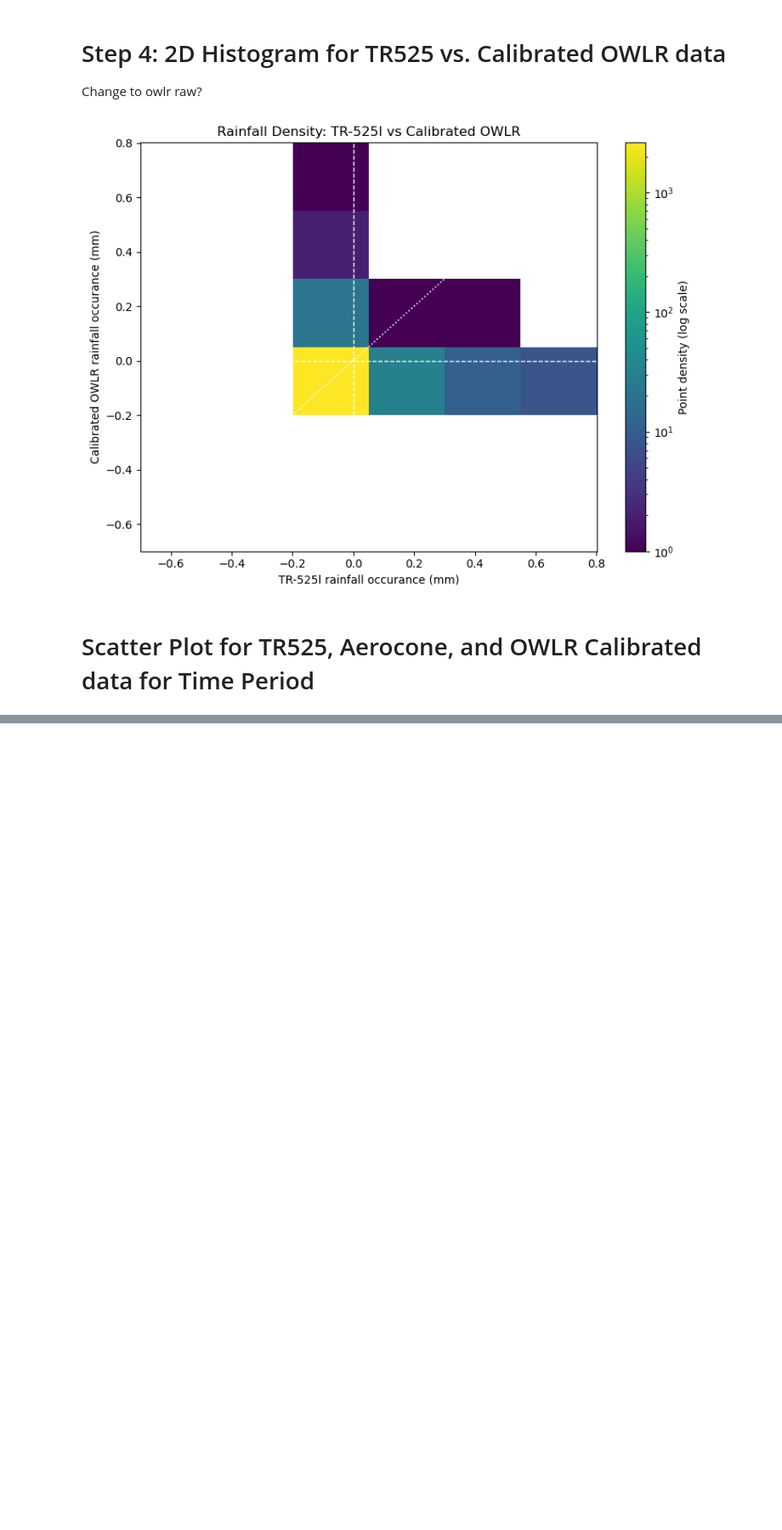
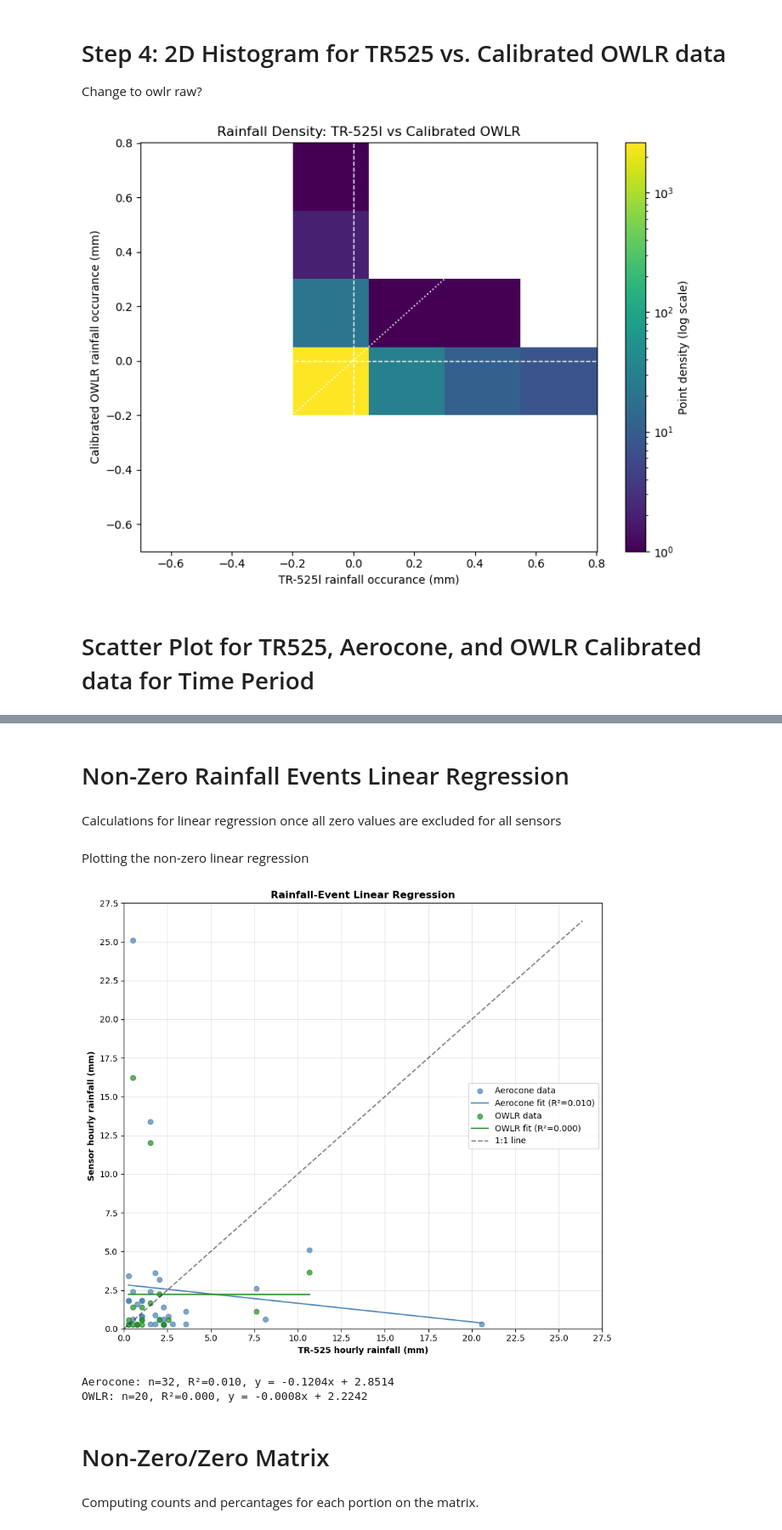
Before and after one commit to COAST-Lab/Open-Water-Level-and-Rainfall-Sensor, a Jupyter notebook: Data Analysis/rainfallAnalysisUpdated.ipynb, the cells around one changed output, grey strips where cells are left out. Shown at 85% size. Saved outputs shown, nothing was run; the diff lists cells and outputs as text; code cells hidden in the pictures; blank space fills up the shorter version.

Commit message:
added nonzero reg. and matrix

```diff
--- a/Data Analysis/rainfallAnalysisUpdated.ipynb
+++ b/Data Analysis/rainfallAnalysisUpdated.ipynb
@@ -726 +730,5 @@ OWLR calibrated points plotted: 2753
 [figure]
+# %% [markdown]
+# Non-Zero Rainfall Events Linear Regression
+# %% [markdown]
+Calculations for linear regression once all zero values are excluded for all sensors
@@ -726,0 +782,45 @@ OWLR calibrated points plotted: 2753
+# %% [markdown]
+Plotting the non-zero linear regression
+# %%
+plt.figure(figsize=(9, 8))
+
+for res in results:
+    plt.scatter(res["x"], res["y"],
+                color=res["color"], alpha=0.7,
+                label=f'{res["label"]} data')
+
+    plt.plot(res["x_line"], res["y_line"],
+             color=res["color"],
+             label=f'{res["label"]} fit (R²={res["r2"]:.3f})')
+
+# 1:1 line
+limit = max(all_values) * 1.05 if all_values else 1
+plt.plot([0, limit], [0, limit], 'k--', alpha=0.5, label="1:1 line")
+
+plt.xlim(0, limit)
+plt.ylim(0, limit)
+
+ticks = np.arange(0, limit + 2.5, 2.5)
+plt.xticks(ticks)
+plt.yticks(ticks)
+
+plt.xlabel("TR-525 hourly rainfall (mm)", fontweight='bold')
+plt.ylabel("Sensor hourly rainfall (mm)", fontweight='bold')
+plt.title("Rainfall-Event Linear Regression", fontweight='bold')
+
+plt.grid(alpha=0.3)
+plt.legend()
+plt.tight_layout()
+plt.show()
+
+# print summary
+for line in summary_lines:
+    print(line)
+# %% [output]
+[figure, added]
+Aerocone: n=32, R²=0.010, y = -0.1204x + 2.8514
+OWLR: n=20, R²=0.000, y = -0.0008x + 2.2242
+# %% [markdown]
+# Non-Zero/Zero Matrix
+# %% [markdown]
+Computing counts and percantages for each portion on the matrix.
```
Also changed, not shown: parts of 8 cells of this notebook.
